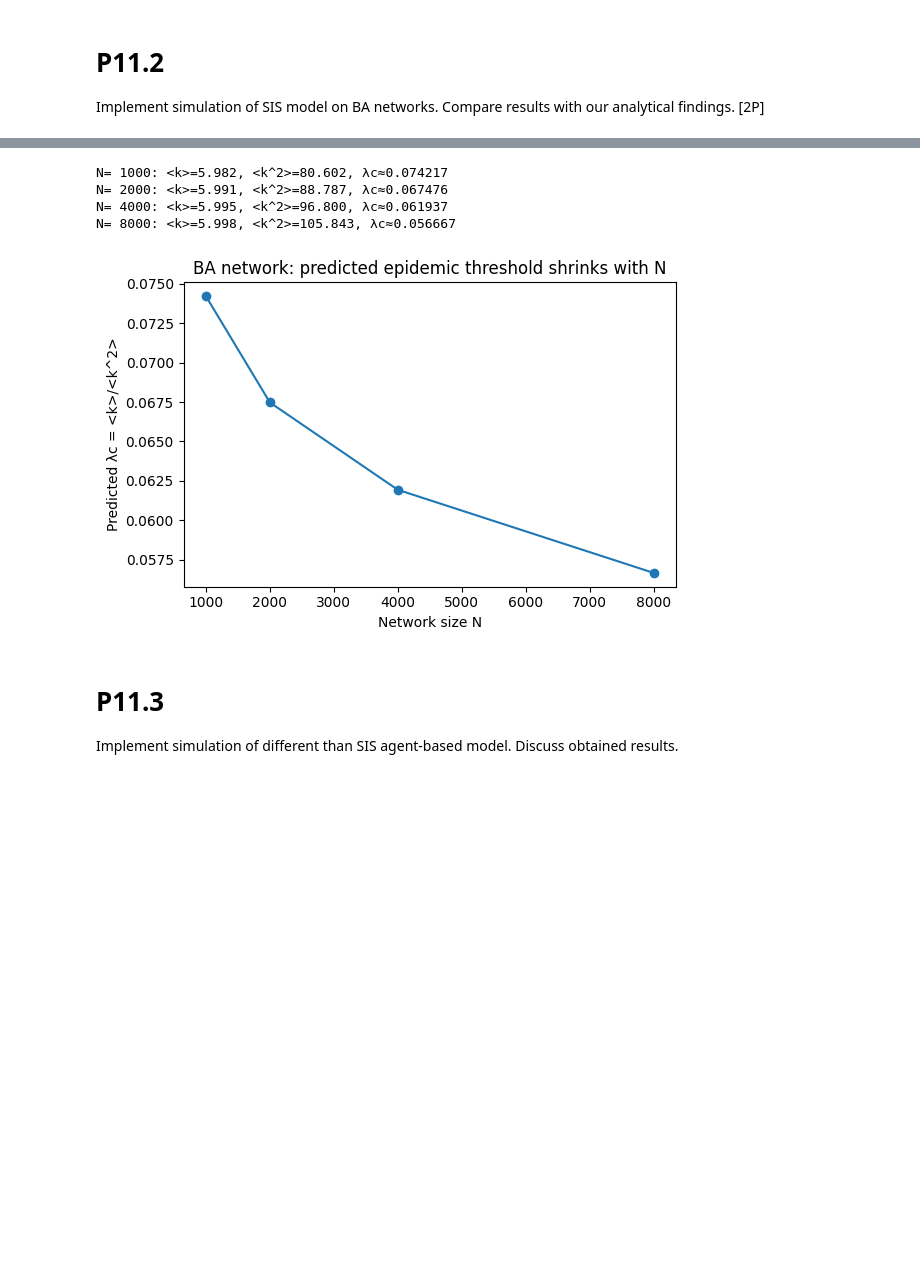
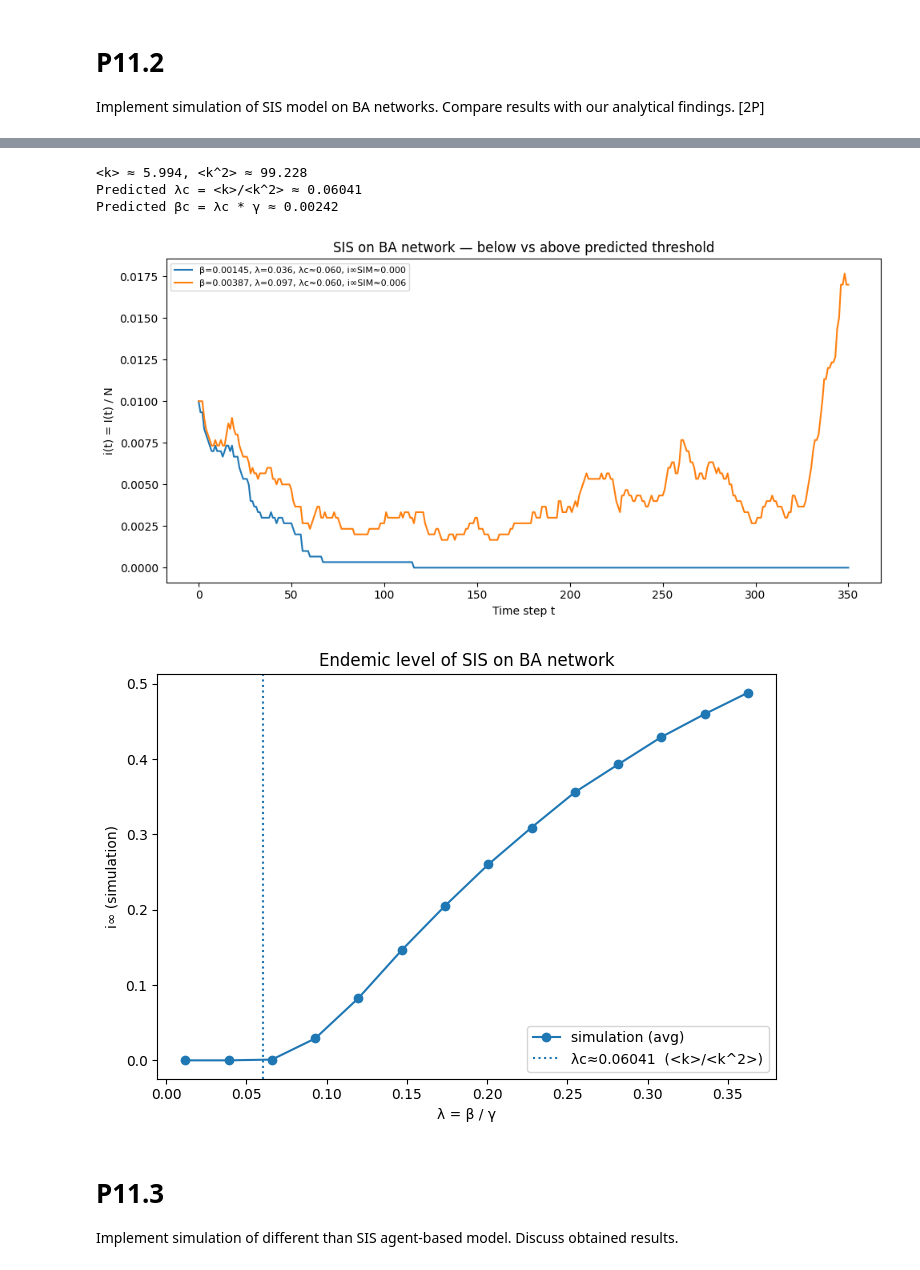
Before and after one commit to OganKuba/Social-Recomndation-Systems-Tasks, a Jupyter notebook: P11/P11.ipynb, the cells around one changed output, grey strips where cells are left out. Drawn from its saved outputs; the diff is of its cells as text; code cells hidden in the pictures; blank space fills up the shorter version.

```diff
--- a/P11/P11.ipynb
+++ b/P11/P11.ipynb
@@ -189,3 +296,0 @@ def simulate_sis_on_graph(
-# %%
-def make_ba_graph(N=3000, m=3, seed=1):
-    return nx.barabasi_albert_graph(N, m, seed=seed)
@@ -274,29 +297,46 @@ plt.show()
-# %%
-Ns = [1000, 2000, 4000, 8000]
-m = 3
-
-lamc_list = []
-
-for N in Ns:
-    G_tmp = make_ba_graph(N=N, m=m, seed=123)
-    _, k_mean, k2_mean = simulate_sis_on_graph(G_tmp, beta=0.0, gamma=gamma, i0=i0, T=0, seed=1)
-    lamc = lambda_c_scale_free(k_mean, k2_mean)
-    lamc_list.append(lamc)
-    print(f"N={N:5d}: <k>={k_mean:.3f}, <k^2>={k2_mean:.3f}, λc≈{lamc:.6f}")
-
-plt.figure(figsize=(6, 4))
-plt.plot(Ns, lamc_list, "o-")
-plt.xlabel("Network size N")
-plt.ylabel("Predicted λc = <k>/<k^2>")
-plt.title("BA network: predicted epidemic threshold shrinks with N")
-plt.tight_layout()
-plt.show()
-# %% [output]
-N= 1000: <k>=5.982, <k^2>=80.602, λc≈0.074217
-N= 2000: <k>=5.991, <k^2>=88.787, λc≈0.067476
-N= 4000: <k>=5.995, <k^2>=96.800, λc≈0.061937
-N= 8000: <k>=5.998, <k^2>=105.843, λc≈0.056667
-[figure, removed]
+# %%
+N = 3000
+m = 3
+gamma = 0.04
+i0 = 0.01
+T = 350
+seed = 7
+
+G = make_ba_graph(N, m, seed=10)
+A, k_mean, k2_mean = graph_moments(G)
+
+lam_c_ba = lambda_c_scale_free(k_mean, k2_mean)
+beta_c_ba = lam_c_ba * gamma
+
+print(f"<k> ≈ {k_mean:.3f}, <k^2> ≈ {k2_mean:.3f}")
+print(f"Predicted λc = <k>/<k^2> ≈ {lam_c_ba:.5f}")
+print(f"Predicted βc = λc * γ ≈ {beta_c_ba:.5f}")
+
+betas = [0.6 * beta_c_ba, 1.6 * beta_c_ba]
+
+plot_time_series(
+    G, A, betas, gamma, i0, T, seed,
+    title="SIS on BA network — below vs above predicted threshold",
+    threshold_lam=lam_c_ba,
+    mf_line_fn=None,
+    fmt_beta="{:.5f}"
+)
+
+lams = np.linspace(0.2 * lam_c_ba, 6.0 * lam_c_ba, 14)
+i_inf_sim = sweep_lambda(G, A, gamma, i0, T, lams, trials=5, seed0=1000)
+
+plot_endemic_curve(
+    lams, i_inf_sim,
+    title="Endemic level of SIS on BA network",
+    lam_c=lam_c_ba,
+    extra_label=f"λc≈{lam_c_ba:.5f}  (<k>/<k^2>)"
+)
+# %% [output]
+<k> ≈ 5.994, <k^2> ≈ 99.228
+Predicted λc = <k>/<k^2> ≈ 0.06041
+Predicted βc = λc * γ ≈ 0.00242
+[figure, added]
+[figure, added]
 # %% [markdown]
 # P11.3
  Implement simulation of different than SIS agent-based model.
```
Also changed, not shown: parts of 15 cells of this notebook, 1 other file.
